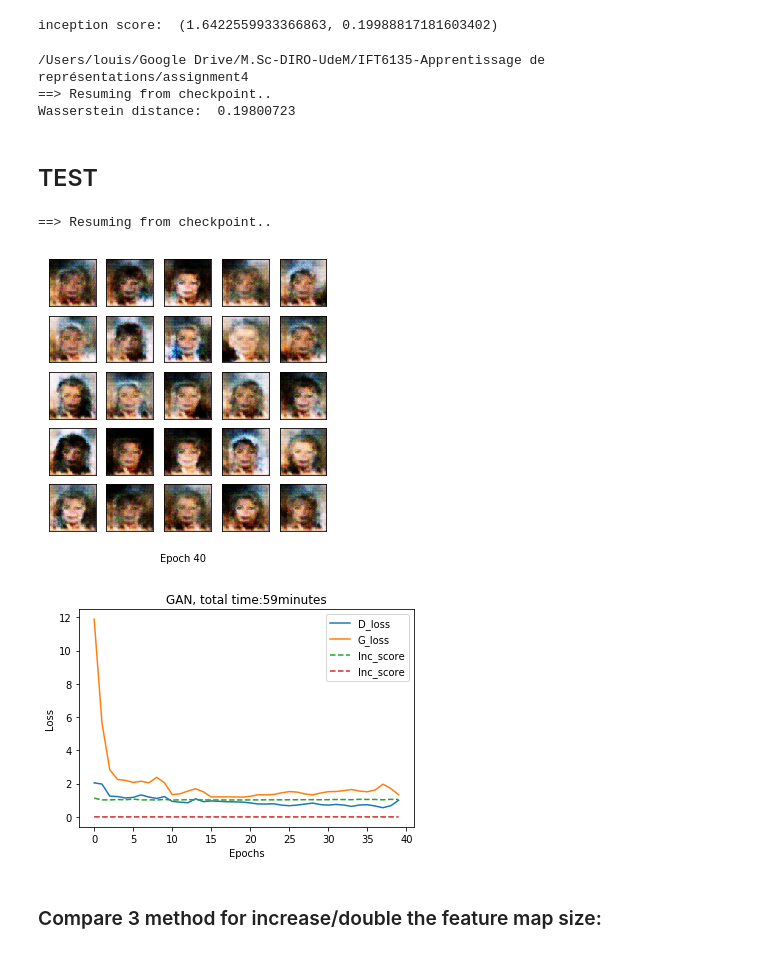
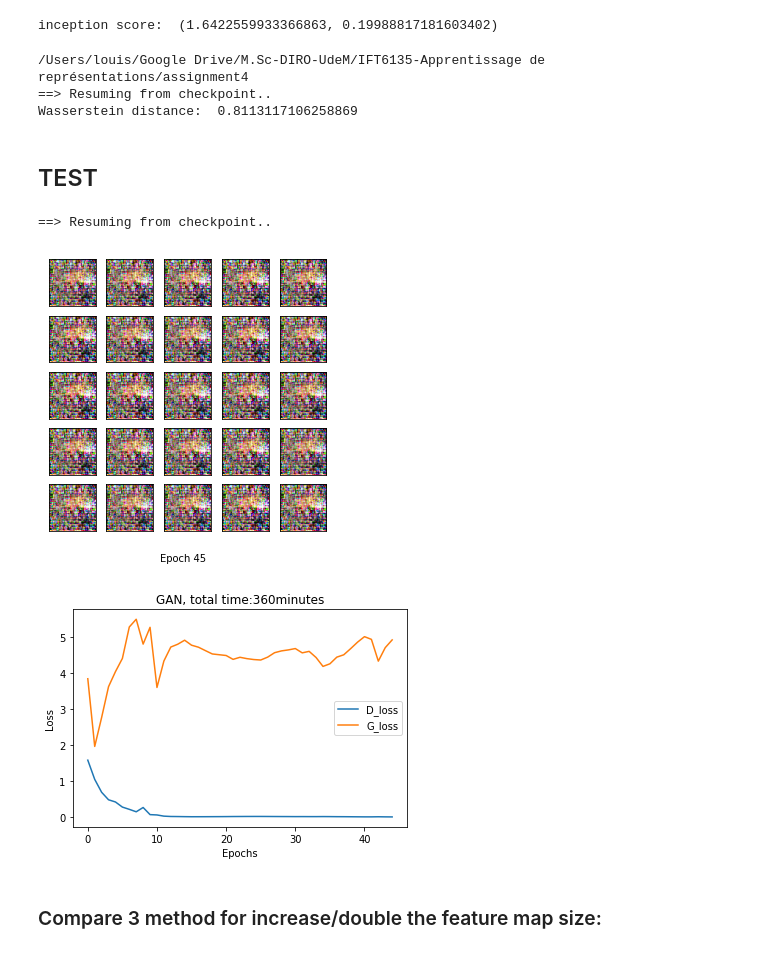
Before and after one commit to fanxiao001/ift6135-assignment, a Jupyter notebook: assignment4/ift6135_hwk4.ipynb, the cells around one changed output. Cells and saved outputs as stored; diff of their text form; code cells hidden in the pictures.

```diff
--- a/assignment4/ift6135_hwk4.ipynb
+++ b/assignment4/ift6135_hwk4.ipynb
@@ -101,6 +101,6 @@ We adjust the value of the Critic dynamically during the training. For each mini
 # %%
 # Dynamic critic of grandiant descent between Distriminator and Generator.
-filename='GANDeconvolution_t4000_h100_ep40.cdynamic'
+filename='GANDeconv_t9999_h100_train2_ep24'
 hidden_dim = 100
 
 G,D,train_hist = GAN_CelebA.loadCheckpoint(filename,hidden_dim,use_cuda=use_cuda)
@@ -169,9 +163,13 @@ nearest,x=10000,h=100,epoch=50,critic=1
 # %% [markdown]
 ### Bilinear Upsampling followed by regular convolution
 # %%
-filename = 'GANBilinear_t9900_h100_train3_ep6.critic5'#'GANBilinear_t4000_h100_ep30.c4'
+#'GANBilinear_t9900_h100_train3_ep6.critic5'
+#'GANBilinear_t4000_h100_ep30.c4'
+#GANbilinear_t10000_h100_ep50_new
+#'GANBilinear_t9000_h100_train3_ep18'
+filename = 'GANBilinear_t9900_h100_train3_ep33'
 hidden_dim = 100
-G,D,train_hist = GAN_CelebA.loadCheckpoint_Upsampling(filename,hidden_dim,use_cuda=use_cuda,mode='nearest')
+G,D,train_hist = GAN_CelebA.loadCheckpoint_Upsampling_old(filename,hidden_dim,use_cuda=use_cuda,mode='bilinear')
 epoch_num=len(train_hist['D_losses'])
 GAN_CelebA.show_result(G,D,epoch_num, hidden_dim, show=True,save=True, path='figures/'+filename+'.pdf', use_cuda=use_cuda)
 
@@ -353,7 +356,7 @@ importlib.reload(inception_score)
 
 filename = 'GAN_W_fixlr_t10000_h100_trainw_ep48' #'GAN_W_t1000_h100_trainw_ep9'
 hidden_dim=100
-G,D,train_hist = GAN_CelebA.loadCheckpoint(filename,hidden_dim,use_cuda=use_cuda)
+G,D,train_hist = GAN_CelebA.loadCheckpoint_W(filename,hidden_dim,use_cuda=use_cuda)
 epoch_num=len(train_hist['D_losses'])
 
 test_z = torch.randn(1000,hidden_dim,1,1)
@@ -362,29 +365,31 @@ print('Wasserstein distance: ',score)
 # %% [output]
 /Users/louis/Google Drive/M.Sc-DIRO-UdeM/IFT6135-Apprentissage de représentations/assignment4
 ==> Resuming from checkpoint..
-Wasserstein distance:  0.19800723
+Wasserstein distance:  0.8113117106258869
 # %% [markdown]
 ## TEST
 # %%
-filename='GANDeconvolution_t4000_h100_ep40.c1'
+filename='GANnearest_t9900_h100_train3_ep45'
 hidden_dim = 100
-G,D,train_hist = GAN_CelebA.loadCheckpoint(filename,hidden_dim,use_cuda=use_cuda)
+# G,D,train_hist = GAN_CelebA.loadCheckpoint(filename,hidden_dim,use_cuda=use_cuda)
+# G,D,train_hist = GAN_CelebA.loadCheckpoint_Upsampling_old(filename,hidden_dim,use_cuda=use_cuda,mode='bilinear')
+G,D,train_hist = GAN_CelebA.loadCheckpoint_Upsampling_old(filename,hidden_dim,use_cuda=use_cuda,mode='nearest')
 epoch_num=len(train_hist['D_losses'])
-GAN_CelebA.show_result(G,D,epoch_num, hidden_dim, show=True,save=True, path='figures/test_'+filename+'.pdf', use_cuda=use_cuda)
+GAN_CelebA.show_result(G,D,epoch_num, hidden_dim, show=True,save=False, path='figures/test_'+filename+'.pdf', use_cuda=use_cuda)
 
 plt.plot(range(0,epoch_num),train_hist['D_losses'],label='D_loss')
 plt.plot(range(0,epoch_num),train_hist['G_losses'],label='G_loss')
-plt.plot(range(0,epoch_num),train_hist['Inc_score'],linestyle='--',label='Inc_score')
+# plt.plot(range(0,epoch_num),train_hist['Inc_score'],linestyle='--',label='Inc_score')
 plt.xlabel('Epochs')
 plt.ylabel('Loss')
 plt.title('GAN, total time:'+str(int(train_hist['total_ptime'][-1]/60))+'minutes')
 plt.legend()
-plt.savefig('figures/test_'+filename+'_Loss.pdf')
+# plt.savefig('figures/test_'+filename+'_Loss.pdf')
 plt.show()
 # %% [output]
 ==> Resuming from checkpoint..
-[figure, old version]
+[figure, new version]
-[figure, old version]
+[figure, new version]
 # %% [markdown]
 ### Compare 3 method for increase/double the feature map size:
 # %%
```
Also changed, not shown: parts of 8 cells of this notebook, 3 other files.
